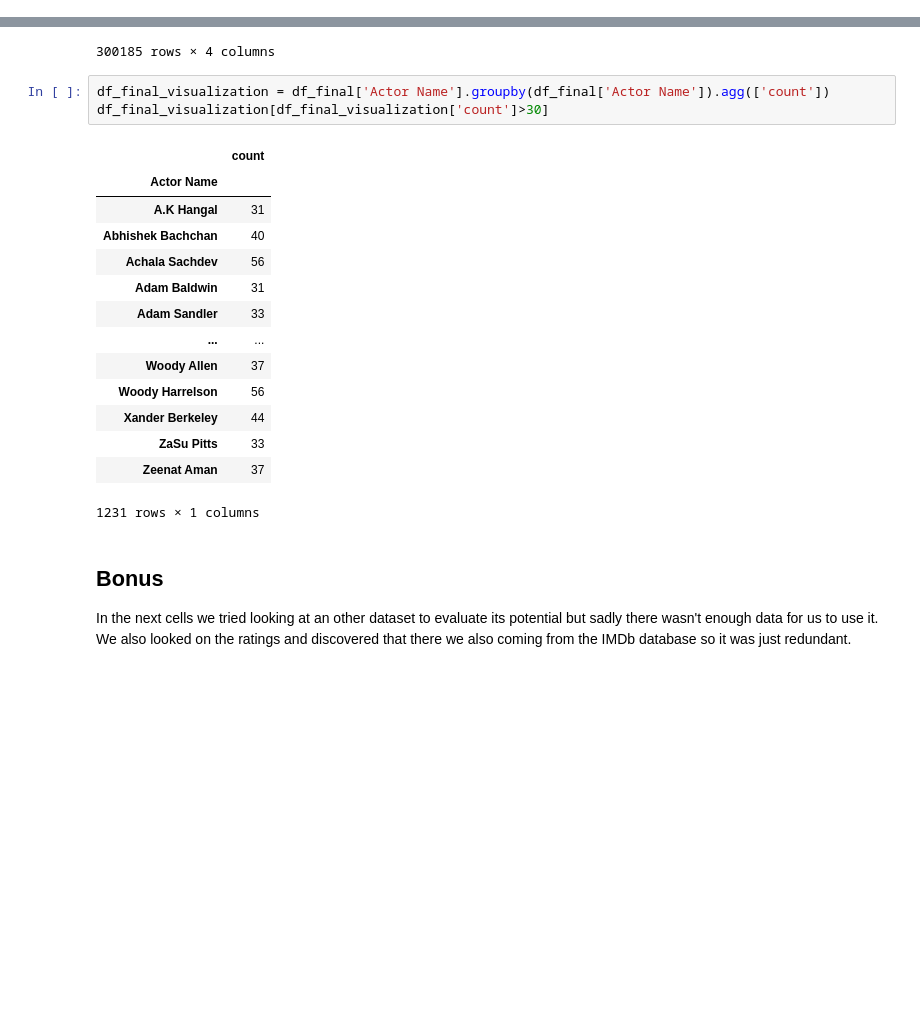
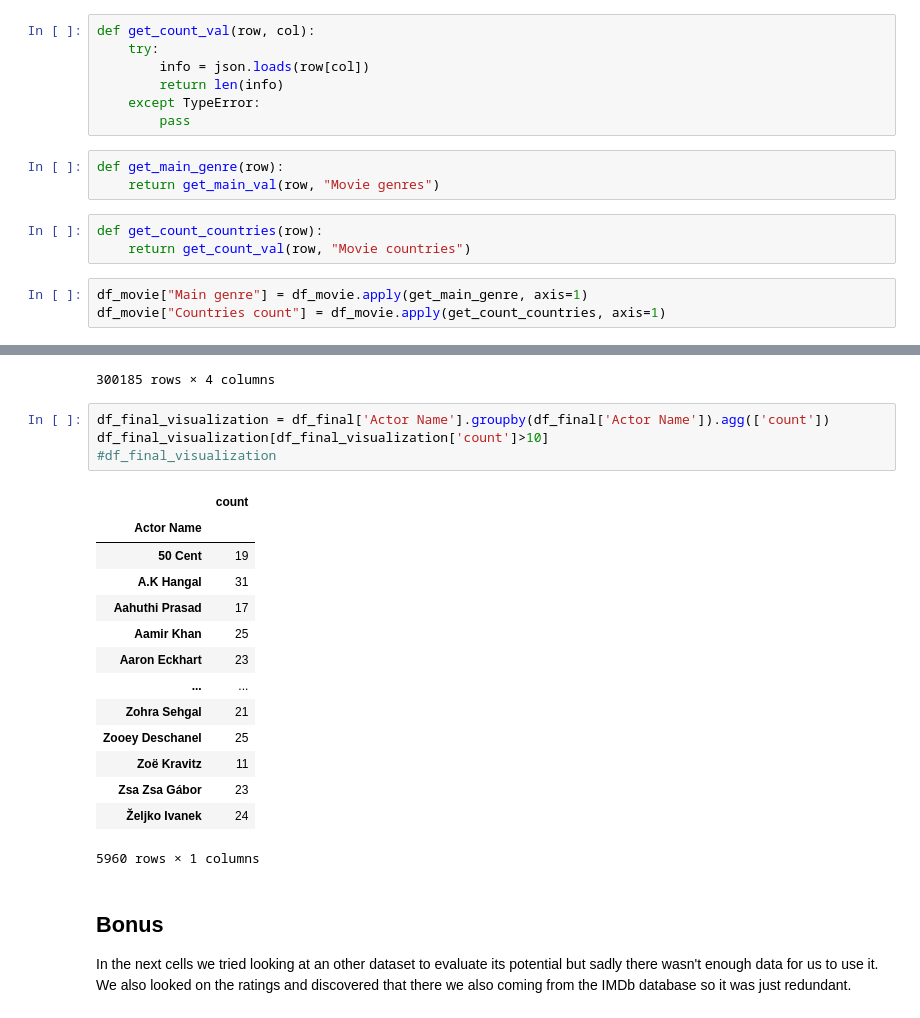
Before and after one commit to epfl-ada/ada-2022-project-datajugglers, a Jupyter notebook: Project_2.ipynb, the cells around one changed output, grey strips where cells are left out. Saved outputs shown, nothing was run; the diff lists cells and outputs as text; blank space fills up the shorter version.

```diff
--- a/Project_2.ipynb
+++ b/Project_2.ipynb
@@ -170,0 +185,16 @@ df_movie["startYear"] = date(df_movie["Movie release date"])
+# %%
+def get_count_val(row, col):
+    try:
+        info = json.loads(row[col])
+        return len(info)
+    except TypeError:
+        pass
+# %%
+def get_main_genre(row):
+    return get_main_val(row, "Movie genres")
+# %%
+def get_count_countries(row):
+    return get_count_val(row, "Movie countries")
+# %%
+df_movie["Main genre"] = df_movie.apply(get_main_genre, axis=1)
+df_movie["Countries count"] = df_movie.apply(get_count_countries, axis=1)
@@ -308,22 +343,23 @@ df_final
 300185 rows × 4 columns
 # %%
 df_final_visualization = df_final['Actor Name'].groupby(df_final['Actor Name']).agg(['count'])
-df_final_visualization[df_final_visualization['count']>30]
+df_final_visualization[df_final_visualization['count']>10]
+#df_final_visualization
 # %% [output]
 |  | count |
 | Actor Name |  |
+| 50 Cent | 19 |
 | A.K Hangal | 31 |
-| Abhishek Bachchan | 40 |
-| Achala Sachdev | 56 |
-| Adam Baldwin | 31 |
-| Adam Sandler | 33 |
+| Aahuthi Prasad | 17 |
+| Aamir Khan | 25 |
+| Aaron Eckhart | 23 |
 | ... | ... |
-| Woody Allen | 37 |
-| Woody Harrelson | 56 |
-| Xander Berkeley | 44 |
-| ZaSu Pitts | 33 |
-| Zeenat Aman | 37 |
+| Zohra Sehgal | 21 |
+| Zooey Deschanel | 25 |
+| Zoë Kravitz | 11 |
+| Zsa Zsa Gábor | 23 |
+| Željko Ivanek | 24 |
-1231 rows × 1 columns
+5960 rows × 1 columns
 # %% [markdown]
 ## Bonus ##
 In the next cells we tried looking at an other dataset to evaluate its potential but sadly there wasn't enough data for us to use it. We also looked on the ratings and discovered that there we also coming from the IMDb database so it was just redundant.
```
Also changed, not shown: parts of 17 cells of this notebook.
